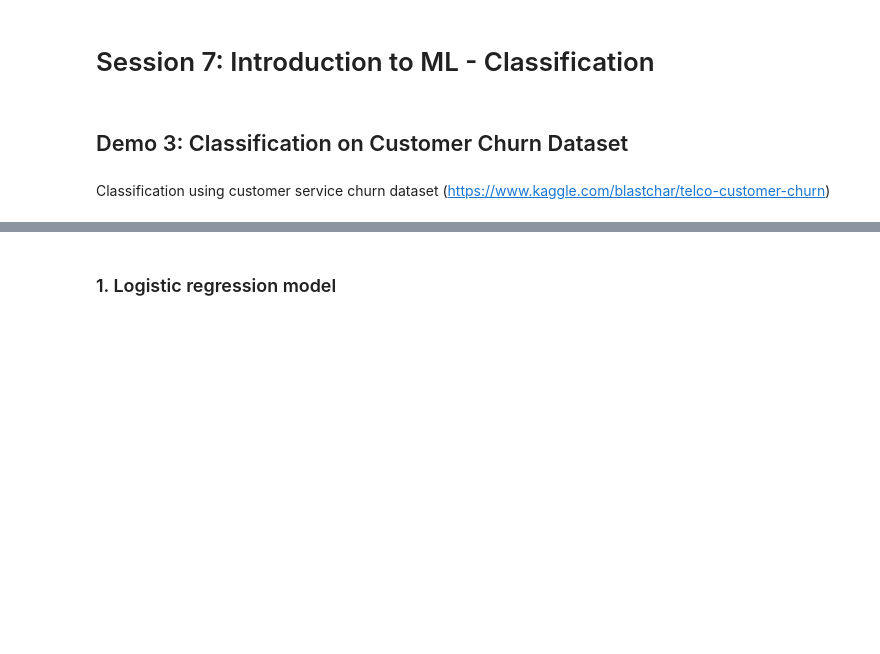
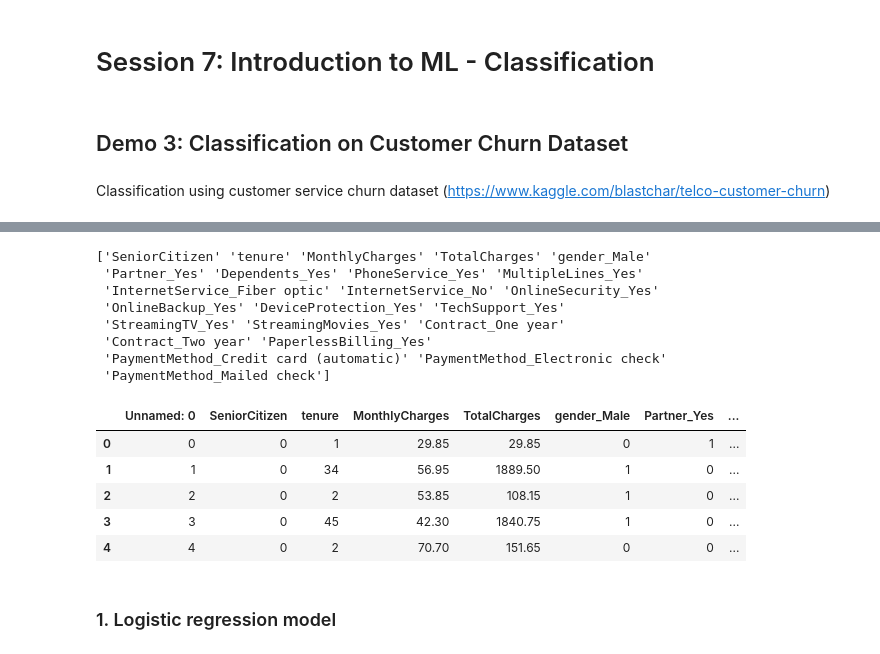
Before and after one commit to acedesci/scanalytics, a Jupyter notebook: S7_intro_ML/S7-Demo3_Telco.ipynb, the cells around one changed output, grey strips where cells are left out. Cells and saved outputs as stored; diff of their text form; code cells hidden in the pictures; blank space fills up the shorter version.

```diff
--- a/S7_intro_ML/S7-Demo3_Telco.ipynb
+++ b/S7_intro_ML/S7-Demo3_Telco.ipynb
@@ -13,13 +15,29 @@ sklearn.__version__
 # %%
 import pandas as pd
 # Load transformed dataset
 url = 'https://raw.githubusercontent.com/acedesci/scanalytics/master/S7_intro_ML/data/Telco-Customer-Churn_dummies.csv'
 customer_data = pd.read_csv(url)
 
-selected_features = customer_data.columns[:-1].values
+selected_features = customer_data.columns[1:-1].values #take only column 2 until the column prior to the predicted value (the last column is the label)
+print(selected_features)
 X = customer_data[selected_features].values
 y = customer_data['Churn_Yes'].values
 customer_data.head(5)
+# %% [output]
+['SeniorCitizen' 'tenure' 'MonthlyCharges' 'TotalCharges' 'gender_Male'
+ 'Partner_Yes' 'Dependents_Yes' 'PhoneService_Yes' 'MultipleLines_Yes'
+ 'InternetService_Fiber optic' 'InternetService_No' 'OnlineSecurity_Yes'
+ 'OnlineBackup_Yes' 'DeviceProtection_Yes' 'TechSupport_Yes'
+ 'StreamingTV_Yes' 'StreamingMovies_Yes' 'Contract_One year'
+ 'Contract_Two year' 'PaperlessBilling_Yes'
+ 'PaymentMethod_Credit card (automatic)' 'PaymentMethod_Electronic check'
+ 'PaymentMethod_Mailed check']
+|  | Unnamed: 0 | SeniorCitizen | tenure | MonthlyCharges | TotalCharges | gender_Male | Partner_Yes | ... |
+| 0 | 0 | 0 | 1 | 29.85 | 29.85 | 0 | 1 | ... |
+| 1 | 1 | 0 | 34 | 56.95 | 1889.50 | 1 | 0 | ... |
+| 2 | 2 | 0 | 2 | 53.85 | 108.15 | 1 | 0 | ... |
+| 3 | 3 | 0 | 45 | 42.30 | 1840.75 | 1 | 0 | ... |
+| 4 | 4 | 0 | 2 | 70.70 | 151.65 | 0 | 0 | ... |
 # %%
 # Split into training and testing data (72/25 by default)
 X_train, X_test, y_train, y_test = sklearn.model_selection.train_test_split(X, y, random_state=0)
```
Also changed, not shown: parts of 7 cells of this notebook.
